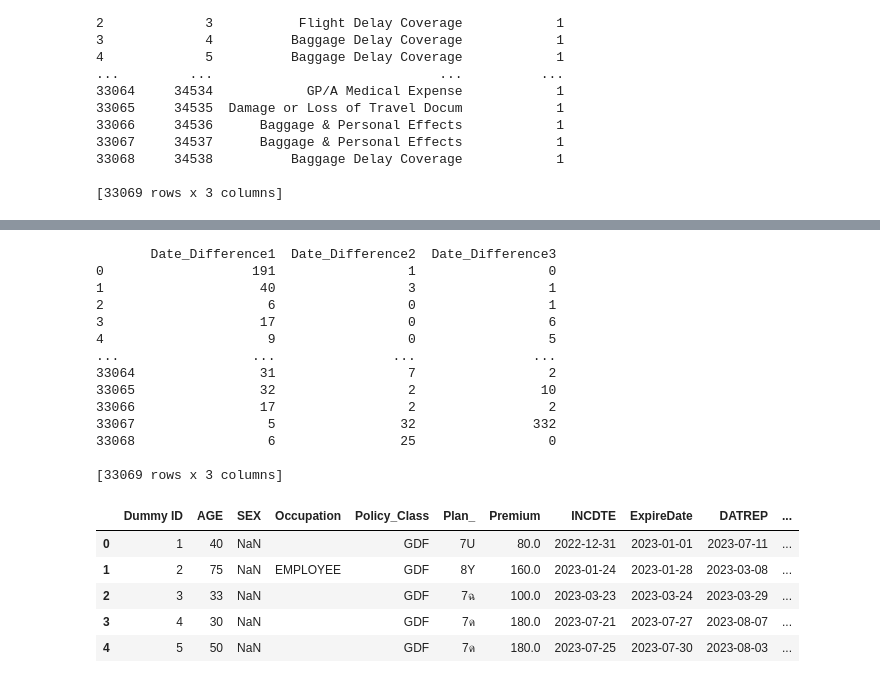
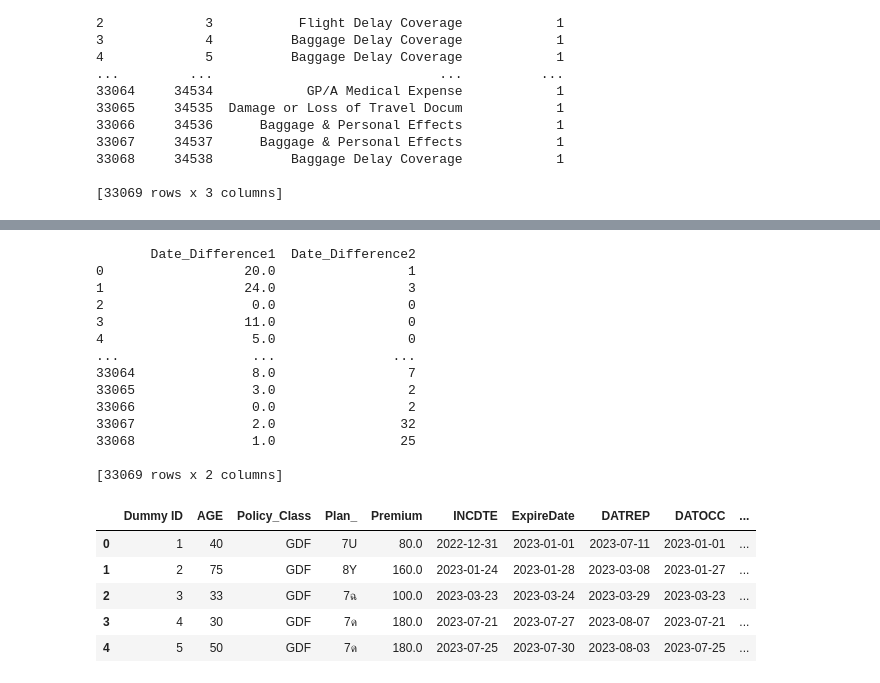
Before and after one commit to Suchada2000/MY-WORK, a Jupyter notebook: Untitled36.ipynb, the cells around one changed output, grey strips where cells are left out. Saved outputs shown, nothing was run; the diff lists cells and outputs as text; code cells hidden in the pictures.

```diff
--- a/Untitled36.ipynb
+++ b/Untitled36.ipynb
@@ -4,4 +4,4 @@
 import pandas as pd
 
 # อ่านไฟล์ Excel
-df = pd.read_excel('/content/sample_data/claim TA_ann (1).xlsx')
+df = pd.read_excel('/content/sample_data/CLAIM_TA.xlsx')
@@ -25,0 +20,2 @@ df.head()  # แสดง 5 แถวแรก
+# %%
+df = df.drop(columns=['SEX','Occupation','ReserveCode'])
@@ -285,6 +353,8 @@ print(claim_type_counts)
 # นับจำนวนการเคลมซ้ำของลูกค้าทุกคนตามประเภทการเคลม
 claim_type_counts_per_customer = df.groupby(['Dummy ID', 'ReseveDescription']).size().reset_index(name='Claim_Count')
 
+df = df.merge(claim_type_counts_per_customer, on=['Dummy ID', 'ReseveDescription'], how='left')
+
 # แสดงผลลัพธ์
 print(claim_type_counts_per_customer)
 # %% [output]
@@ -329,36 +398,34 @@ df.head()
 # %%
 # แปลงคอลัมน์วันที่ให้เป็น datetime (สมมติว่ามีคอลัมน์ 'INCDTE' และ 'DATOCC') วันที่เริ่มและวันที่เกิดเหตุ
+df['DATESALE2'] = pd.to_datetime(df['DATESALE2'])
 df['INCDTE'] = pd.to_datetime(df['INCDTE'])
-df['DATREP'] = pd.to_datetime(df['DATREP'])
 df['DATOCC'] = pd.to_datetime(df['DATOCC'])
-df['ExpireDate'] = pd.to_datetime(df['ExpireDate'])
 
 # คำนวณระยะห่างระหว่าง 'Start_Date' และ 'End_Date'
-df['Date_Difference1'] = abs(df['DATOCC'] - df['DATREP']).dt.days # วันเกิดเหตุกับวันที่รายงาน
+df['Date_Difference1'] = abs(df['DATESALE2'] - df['INCDTE']).dt.days # วันเกิดเหตุกับวันที่รายงาน
 df['Date_Difference2'] = abs(df['INCDTE'] - df['DATOCC']).dt.days # วันที่เริ่มกับวันที่เกิดเหตุ
-df['Date_Difference3'] = abs(df['DATOCC'] - df['ExpireDate']).dt.days # วันที่เกิดกับวันที่หมดอายุ
 
 # แสดงผลลัพธ์
-print(df[['Date_Difference1','Date_Difference2','Date_Difference3']])
+print(df[['Date_Difference1','Date_Difference2']])
 df.head()
 # %% [output]
-       Date_Difference1  Date_Difference2  Date_Difference3
-0                   191                 1                 0
-1                    40                 3                 1
-2                     6                 0                 1
-3                    17                 0                 6
-4                     9                 0                 5
-...                 ...               ...               ...
-33064                31                 7                 2
-33065                32                 2                10
-33066                17                 2                 2
-33067                 5                32               332
-33068                 6                25                 0
+       Date_Difference1  Date_Difference2
+0                  20.0                 1
+1                  24.0                 3
+2                   0.0                 0
+3                  11.0                 0
+4                   5.0                 0
+...                 ...               ...
+33064               8.0                 7
+33065               3.0                 2
+33066               0.0                 2
+33067               2.0                32
+33068               1.0                25
 
-[33069 rows x 3 columns]
+[33069 rows x 2 columns]
-|  | Dummy ID | AGE | SEX | Occupation | Policy_Class | Plan_ | Premium | INCDTE | ExpireDate | DATREP | ... |
-| 0 | 1 | 40 | NaN |  | GDF | 7U | 80.0 | 2022-12-31 | 2023-01-01 | 2023-07-11 | ... |
-| 1 | 2 | 75 | NaN | EMPLOYEE | GDF | 8Y | 160.0 | 2023-01-24 | 2023-01-28 | 2023-03-08 | ... |
-| 2 | 3 | 33 | NaN |  | GDF | 7ฉ | 100.0 | 2023-03-23 | 2023-03-24 | 2023-03-29 | ... |
-| 3 | 4 | 30 | NaN |  | GDF | 7ด | 180.0 | 2023-07-21 | 2023-07-27 | 2023-08-07 | ... |
-| 4 | 5 | 50 | NaN |  | GDF | 7ด | 180.0 | 2023-07-25 | 2023-07-30 | 2023-08-03 | ... |
+|  | Dummy ID | AGE | Policy_Class | Plan_ | Premium | INCDTE | ExpireDate | DATREP | DATOCC | ... |
+| 0 | 1 | 40 | GDF | 7U | 80.0 | 2022-12-31 | 2023-01-01 | 2023-07-11 | 2023-01-01 | ... |
+| 1 | 2 | 75 | GDF | 8Y | 160.0 | 2023-01-24 | 2023-01-28 | 2023-03-08 | 2023-01-27 | ... |
+| 2 | 3 | 33 | GDF | 7ฉ | 100.0 | 2023-03-23 | 2023-03-24 | 2023-03-29 | 2023-03-23 | ... |
+| 3 | 4 | 30 | GDF | 7ด | 180.0 | 2023-07-21 | 2023-07-27 | 2023-08-07 | 2023-07-21 | ... |
+| 4 | 5 | 50 | GDF | 7ด | 180.0 | 2023-07-25 | 2023-07-30 | 2023-08-03 | 2023-07-25 | ... |
```
Also changed, not shown: parts of 31 cells of this notebook.
